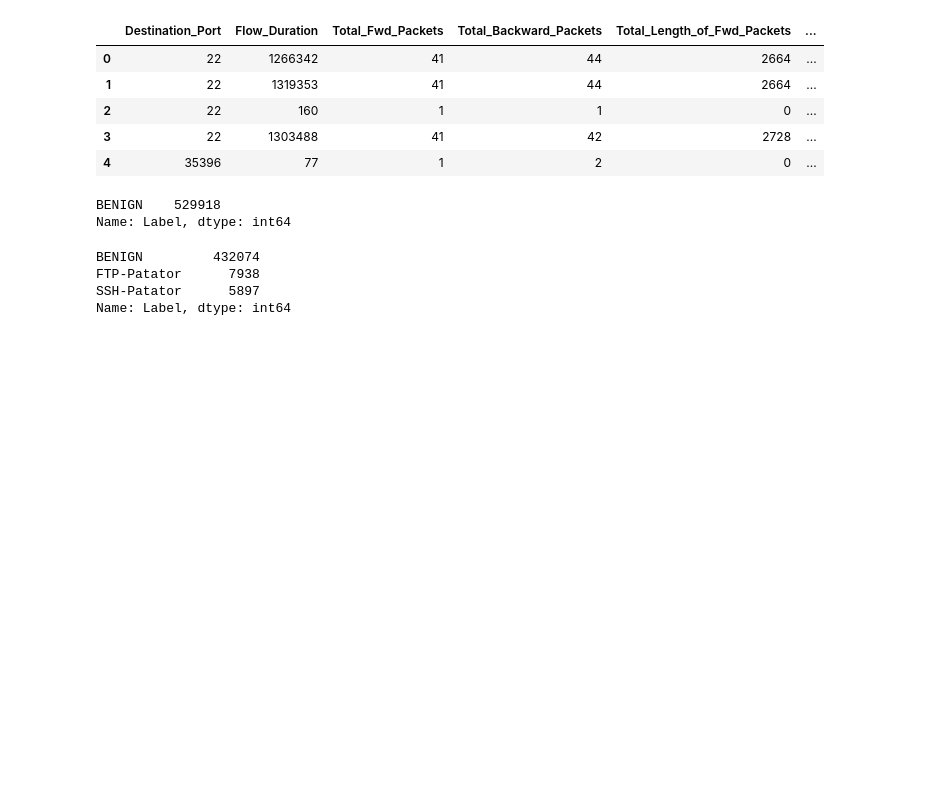
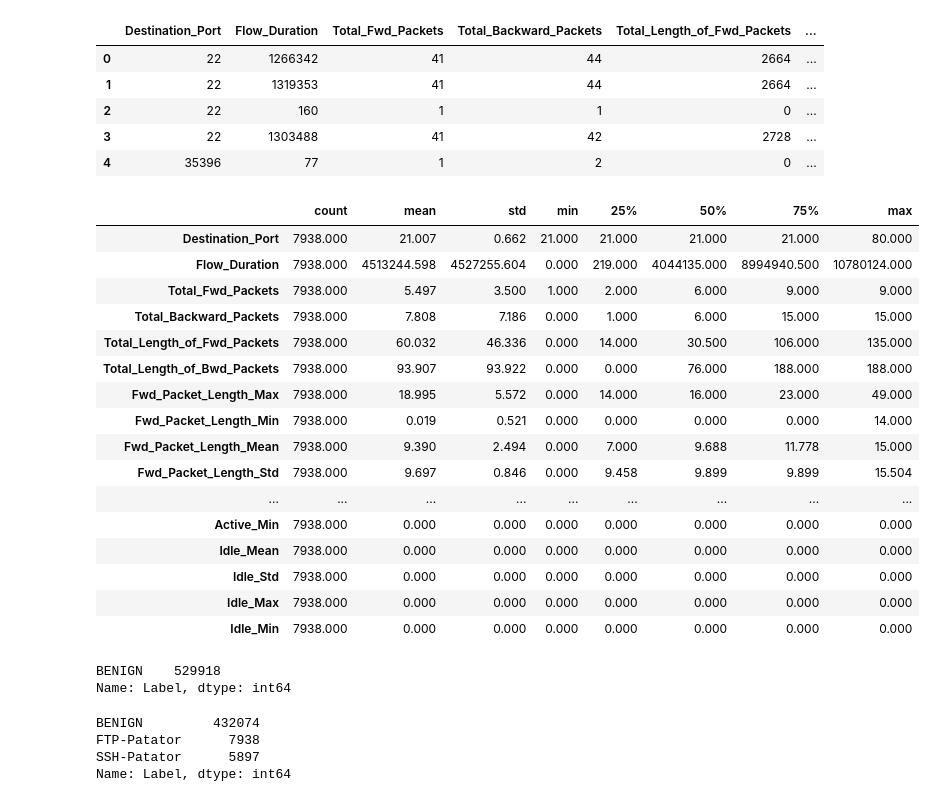
Before and after one commit to JoshuaHolt-Tech/network_traffic_analysis, a Jupyter notebook: traffic_analysis.ipynb, the cells around one changed output. Saved outputs shown, nothing was run; the diff lists cells and outputs as text; code cells hidden in the pictures; blank space fills up the shorter version.

```diff
--- a/traffic_analysis.ipynb
+++ b/traffic_analysis.ipynb
@@ -40,6 +40,7 @@ import numpy as np
 #Preferences
 pd.set_option('display.max_rows', None)
 pd.set_option('display.max_columns', None)
+pd.set_option('display.float_format', lambda x: f'{x:.3f}')
 # %%
 def fixing_col_names(df):
     """
@@ -98,6 +99,26 @@ fri2.head()
 | 2 | 22 | 160 | 1 | 1 | 0 | ... |
 | 3 | 22 | 1303488 | 41 | 42 | 2728 | ... |
 | 4 | 35396 | 77 | 1 | 2 | 0 | ... |
+# %%
+tues0[tues0["Label"] == "FTP-Patator"].describe().T
+# %% [output]
+|  | count | mean | std | min | 25% | 50% | 75% | max |
+| Destination_Port | 7938.000 | 21.007 | 0.662 | 21.000 | 21.000 | 21.000 | 21.000 | 80.000 |
+| Flow_Duration | 7938.000 | 4513244.598 | 4527255.604 | 0.000 | 219.000 | 4044135.000 | 8994940.500 | 10780124.000 |
+| Total_Fwd_Packets | 7938.000 | 5.497 | 3.500 | 1.000 | 2.000 | 6.000 | 9.000 | 9.000 |
+| Total_Backward_Packets | 7938.000 | 7.808 | 7.186 | 0.000 | 1.000 | 6.000 | 15.000 | 15.000 |
+| Total_Length_of_Fwd_Packets | 7938.000 | 60.032 | 46.336 | 0.000 | 14.000 | 30.500 | 106.000 | 135.000 |
+| Total_Length_of_Bwd_Packets | 7938.000 | 93.907 | 93.922 | 0.000 | 0.000 | 76.000 | 188.000 | 188.000 |
+| Fwd_Packet_Length_Max | 7938.000 | 18.995 | 5.572 | 0.000 | 14.000 | 16.000 | 23.000 | 49.000 |
+| Fwd_Packet_Length_Min | 7938.000 | 0.019 | 0.521 | 0.000 | 0.000 | 0.000 | 0.000 | 14.000 |
+| Fwd_Packet_Length_Mean | 7938.000 | 9.390 | 2.494 | 0.000 | 7.000 | 9.688 | 11.778 | 15.000 |
+| Fwd_Packet_Length_Std | 7938.000 | 9.697 | 0.846 | 0.000 | 9.458 | 9.899 | 9.899 | 15.504 |
+| ... | ... | ... | ... | ... | ... | ... | ... | ... |
+| Active_Min | 7938.000 | 0.000 | 0.000 | 0.000 | 0.000 | 0.000 | 0.000 | 0.000 |
+| Idle_Mean | 7938.000 | 0.000 | 0.000 | 0.000 | 0.000 | 0.000 | 0.000 | 0.000 |
+| Idle_Std | 7938.000 | 0.000 | 0.000 | 0.000 | 0.000 | 0.000 | 0.000 | 0.000 |
+| Idle_Max | 7938.000 | 0.000 | 0.000 | 0.000 | 0.000 | 0.000 | 0.000 | 0.000 |
+| Idle_Min | 7938.000 | 0.000 | 0.000 | 0.000 | 0.000 | 0.000 | 0.000 | 0.000 |
 # %%
 mon0["Label"].value_counts()
 # %% [output]
```
Also changed, not shown: parts of 1 cell of this notebook.
